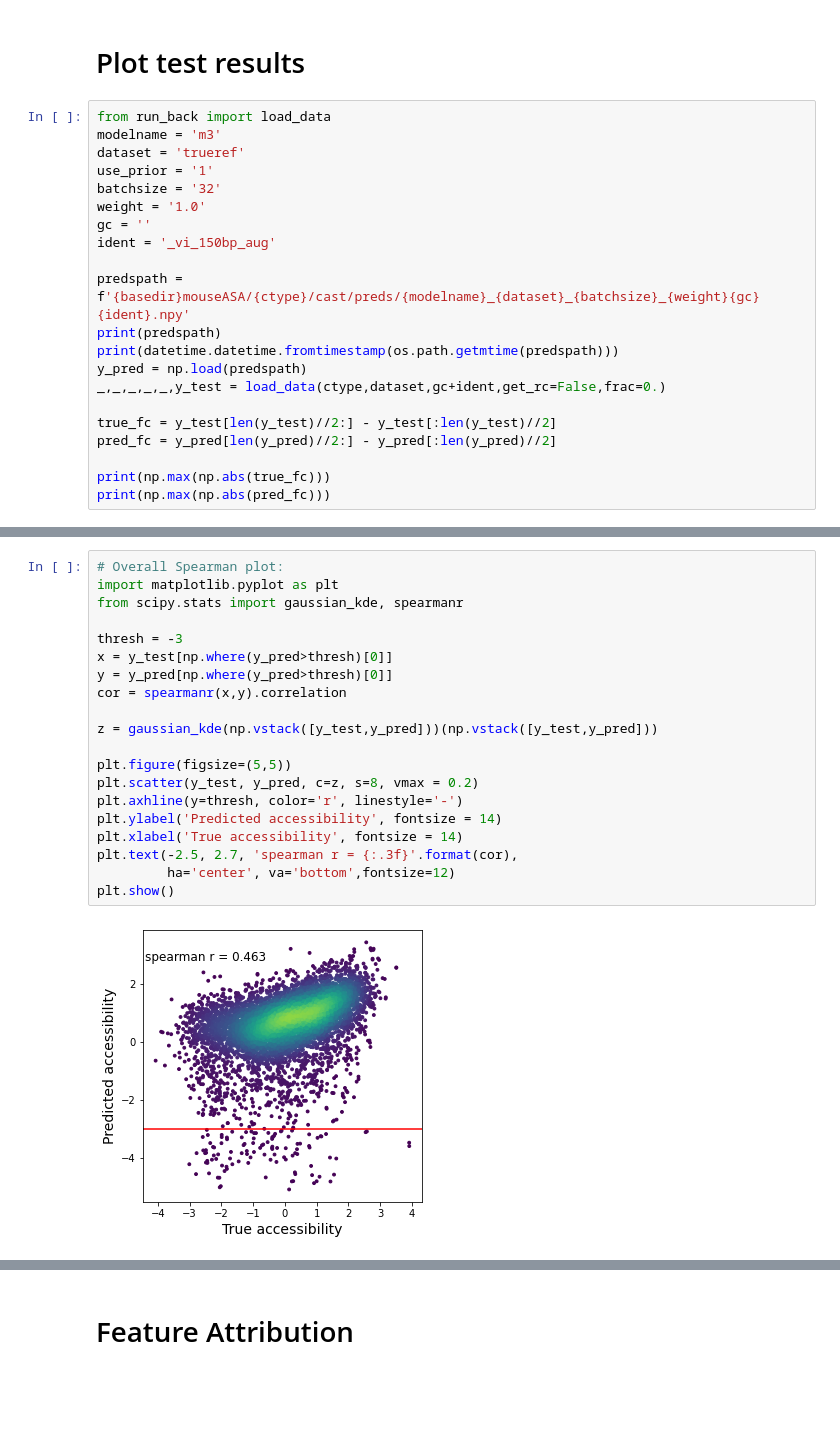
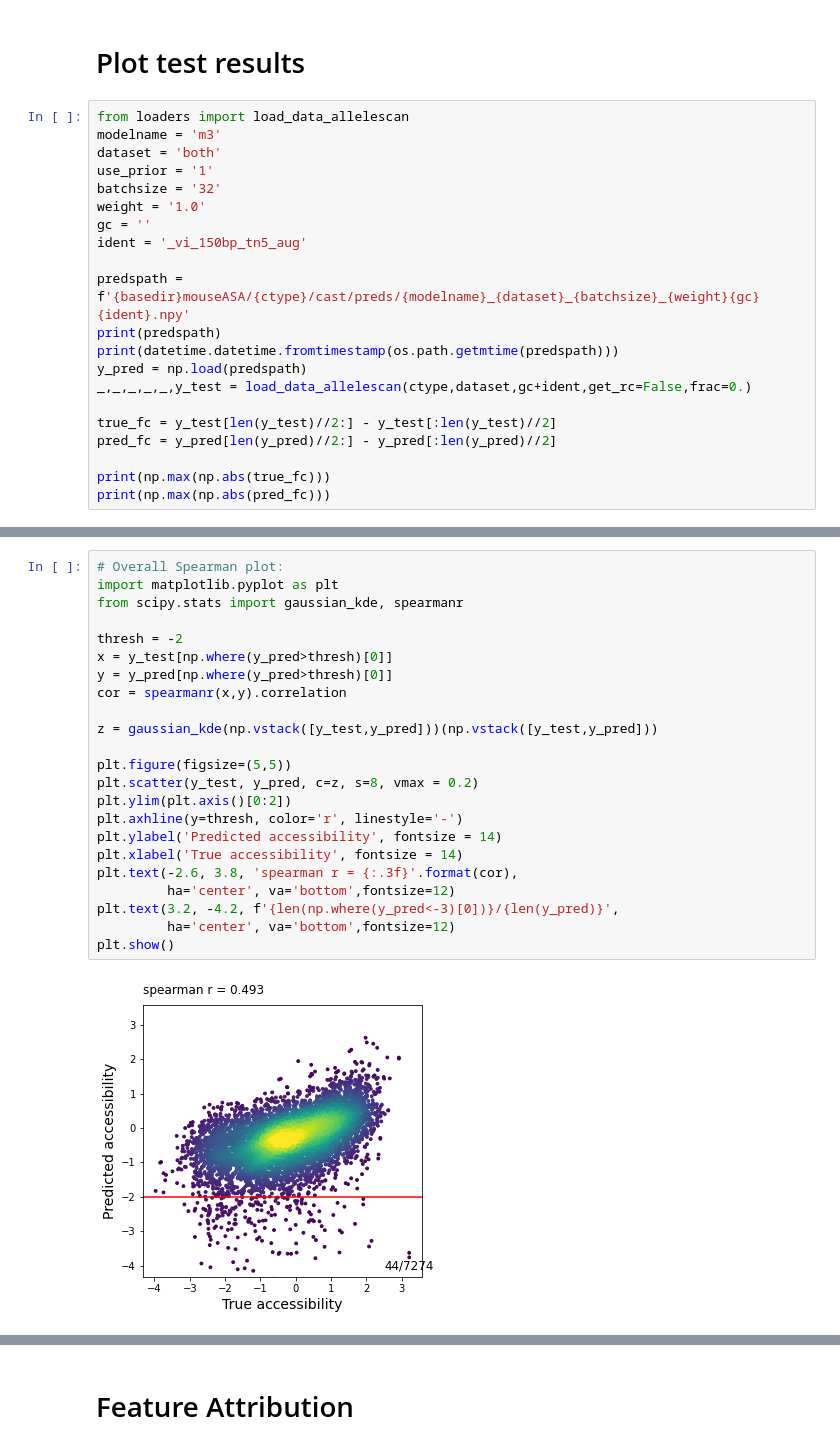
Before and after one commit to adityasinha379/mouseASA, a Jupyter notebook: scripts/analysis_alleleScan.ipynb, the cells around one changed output, grey strips where cells are left out. Saved outputs shown, nothing was run; the diff lists cells and outputs as text; blank space fills up the shorter version.

```diff
--- a/scripts/analysis_alleleScan.ipynb
+++ b/scripts/analysis_alleleScan.ipynb
@@ -26,20 +23,20 @@ The autoreload extension is already loaded. To reload it, use:
 # %% [markdown]
 # Plot test results
 # %%
-from run_back import load_data
+from loaders import load_data_allelescan
 modelname = 'm3'
-dataset = 'trueref'
+dataset = 'both'
 use_prior = '1'
 batchsize = '32'
 weight = '1.0'
 gc = ''
-ident = '_vi_150bp_aug'
+ident = '_vi_150bp_tn5_aug'
 
 predspath = f'{basedir}mouseASA/{ctype}/cast/preds/{modelname}_{dataset}_{batchsize}_{weight}{gc}{ident}.npy'
 print(predspath)
 print(datetime.datetime.fromtimestamp(os.path.getmtime(predspath)))
 y_pred = np.load(predspath)
-_,_,_,_,_,y_test = load_data(ctype,dataset,gc+ident,get_rc=False,frac=0.)
+_,_,_,_,_,y_test = load_data_allelescan(ctype,dataset,gc+ident,get_rc=False,frac=0.)
 
 true_fc = y_test[len(y_test)//2:] - y_test[:len(y_test)//2]
 pred_fc = y_pred[len(y_pred)//2:] - y_pred[:len(y_pred)//2]
@@ -54,25 +51,28 @@ print(np.max(np.abs(pred_fc)))
 # %%
 # Overall Spearman plot:
 import matplotlib.pyplot as plt
 from scipy.stats import gaussian_kde, spearmanr
 
-thresh = -3
+thresh = -2
 x = y_test[np.where(y_pred>thresh)[0]]
 y = y_pred[np.where(y_pred>thresh)[0]]
 cor = spearmanr(x,y).correlation
 
 z = gaussian_kde(np.vstack([y_test,y_pred]))(np.vstack([y_test,y_pred]))
 
 plt.figure(figsize=(5,5))
 plt.scatter(y_test, y_pred, c=z, s=8, vmax = 0.2)
+plt.ylim(plt.axis()[0:2])
 plt.axhline(y=thresh, color='r', linestyle='-')
 plt.ylabel('Predicted accessibility', fontsize = 14)
 plt.xlabel('True accessibility', fontsize = 14)
-plt.text(-2.5, 2.7, 'spearman r = {:.3f}'.format(cor),
+plt.text(-2.6, 3.8, 'spearman r = {:.3f}'.format(cor),
+         ha='center', va='bottom',fontsize=12)
+plt.text(3.2, -4.2, f'{len(np.where(y_pred<-3)[0])}/{len(y_pred)}',
          ha='center', va='bottom',fontsize=12)
 plt.show()
 # %% [output]
-[figure, old version]
+[figure, new version]
 # %%
 # MA plot
 from mpl_toolkits.axes_grid1 import make_axes_locatable
```
Also changed, not shown: parts of 11 cells of this notebook, 16 other files.
